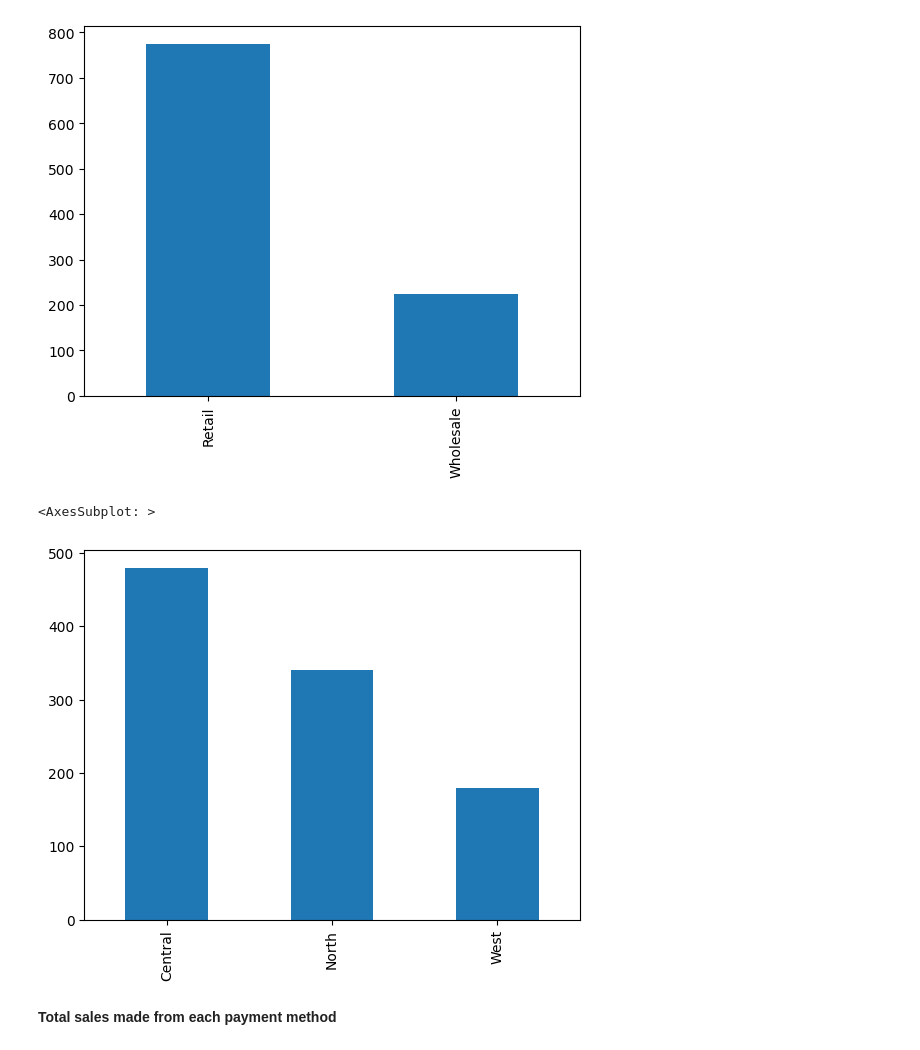
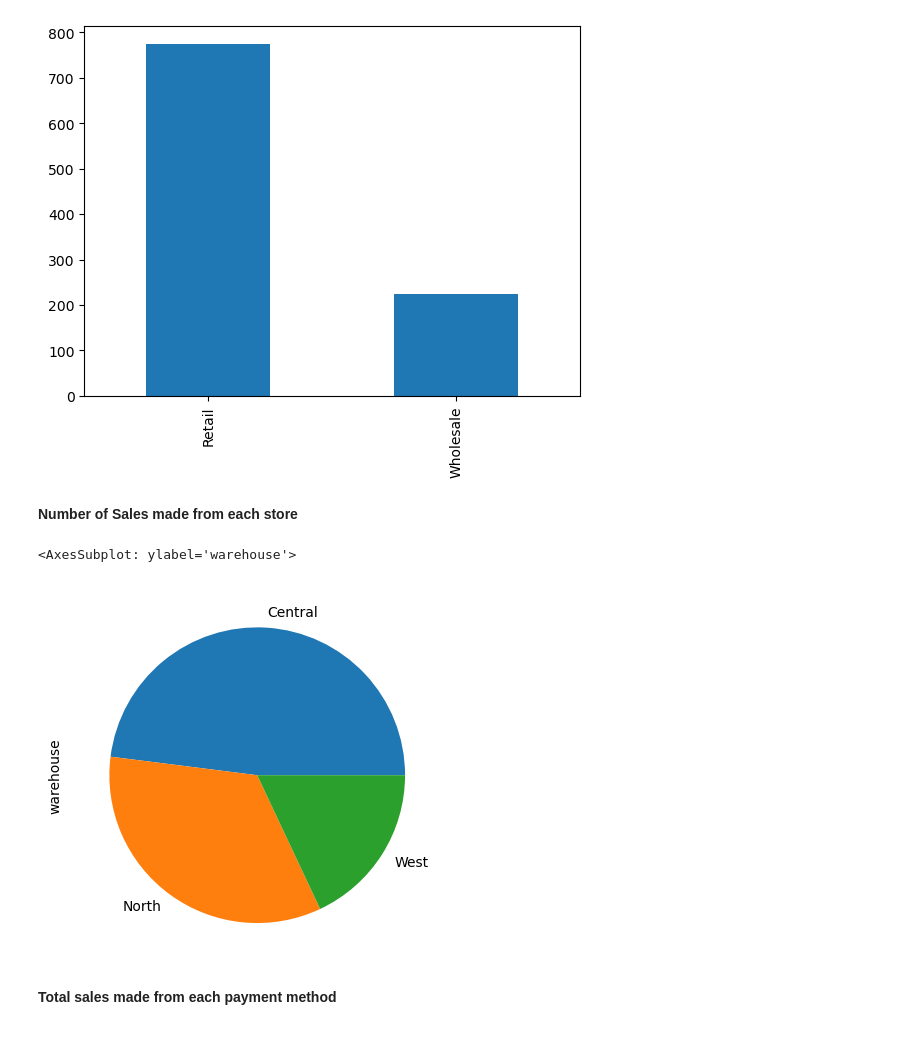
Before and after one commit to adejumoridwan/BDL-Free-Workshop, a Jupyter notebook: Python/Case Study.ipynb, the cells around one changed output. Saved outputs shown, nothing was run; the diff lists cells and outputs as text; code cells hidden in the pictures.

```diff
--- a/Python/Case Study.ipynb
+++ b/Python/Case Study.ipynb
@@ -304,11 +290,14 @@ sales.client_type.value_counts().plot(kind = "bar")
 # %% [output]
 <AxesSubplot:>
 [figure]
+# %% [markdown]
+
+**Number of Sales made from each store**
 # %%
-sales.warehouse.value_counts().plot(kind = "bar")
+sales.warehouse.value_counts().plot(kind = "pie")
 # %% [output]
-<AxesSubplot: >
+<AxesSubplot: ylabel='warehouse'>
-[figure, old version]
+[figure, new version]
 # %% [markdown]
 **Total sales made from each payment method**
 # %%
```
Also changed, not shown: parts of 17 cells of this notebook, 2 other files.
